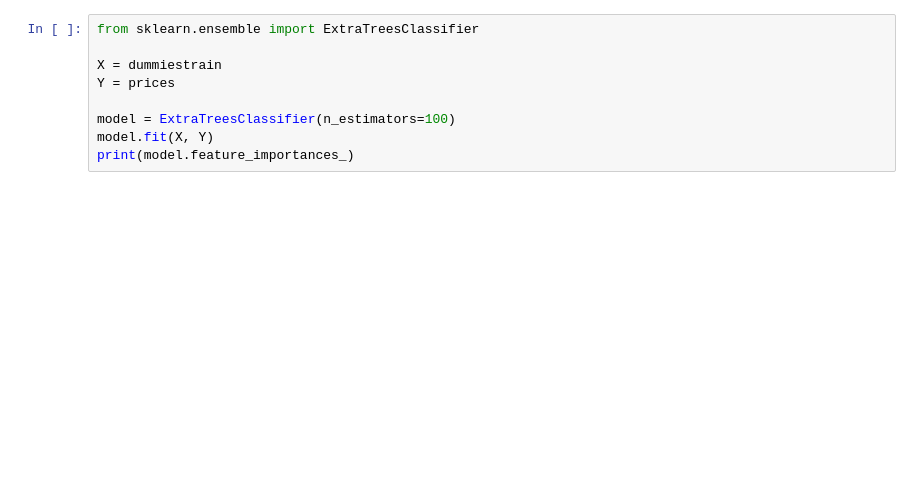
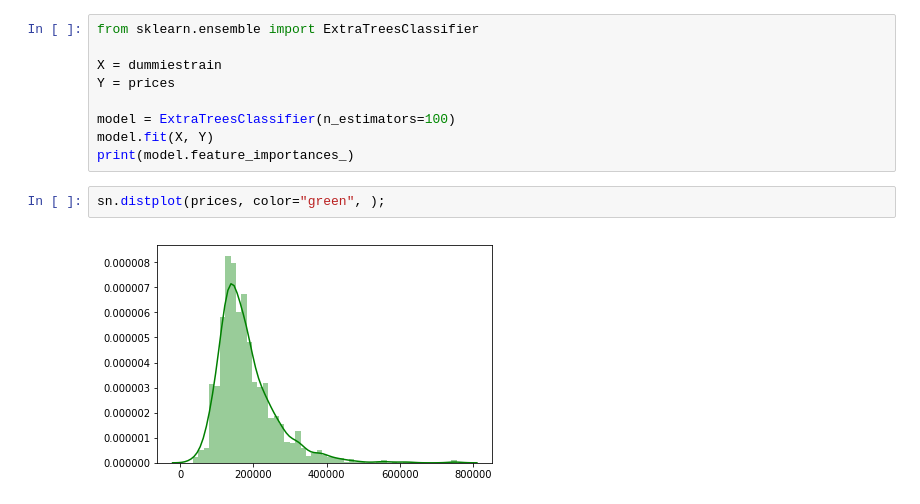
Before and after one commit to bermr/house-prices, a Jupyter notebook: house-prices-prediction.ipynb, the cells around one changed output. Cells and saved outputs as stored; diff of their text form; blank space fills up the shorter version.

```diff
--- a/house-prices-prediction.ipynb
+++ b/house-prices-prediction.ipynb
@@ -137,6 +151,10 @@ Y = prices
 model = ExtraTreesClassifier(n_estimators=100)
 model.fit(X, Y)
 print(model.feature_importances_)
+# %%
+sn.distplot(prices, color="green", );
+# %% [output]
+[figure, added]
 # %%
 from sklearn.model_selection import train_test_split, cross_val_score
 
```
Also changed, not shown: parts of 19 cells of this notebook, 2 other files.
